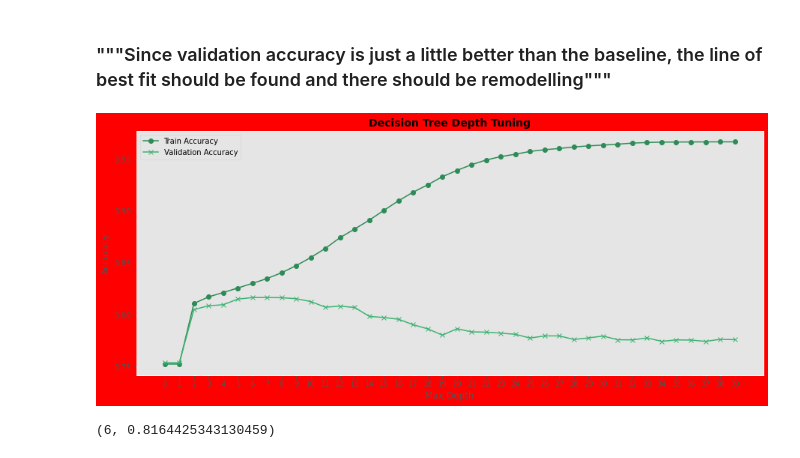
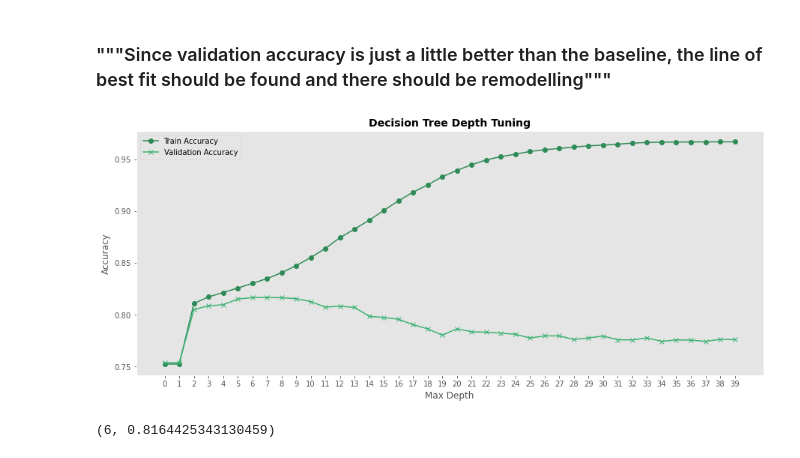
Before and after one commit to Sodiqlef/DecisionTree-income-predictor, a Jupyter notebook: DecisionTree-Modeling.ipynb, the cells around one changed output. Saved outputs shown, nothing was run; the diff lists cells and outputs as text; code cells hidden in the pictures.

```diff
--- a/DecisionTree-Modeling.ipynb
+++ b/DecisionTree-Modeling.ipynb
@@ -159,19 +159,19 @@ for d in range(1,max_depth):
 # %%
 
 # Plot a line graph showing predicted value for train and validation
 plt.figure(figsize=(15, 6))
 plt.plot(train_acc, label="Train Accuracy", marker='o', color='seagreen')
 plt.plot(val_acc, label="Validation Accuracy", marker='x', color='mediumseagreen')
 plt.xlabel("Max Depth", fontsize=12)
 plt.ylabel("Accuracy", fontsize=12)
 plt.title("Decision Tree Depth Tuning", fontsize=14, fontweight='bold')
 plt.xticks(range(len(train_acc)))
 plt.legend()
 plt.grid(False)
-plt.gcf().set_facecolor('red')
+
 plt.show()
 # %% [output]
-[figure, old version]
+[figure, new version]
 # %%
 # Determine the best depth
 best_depth = 0
```
